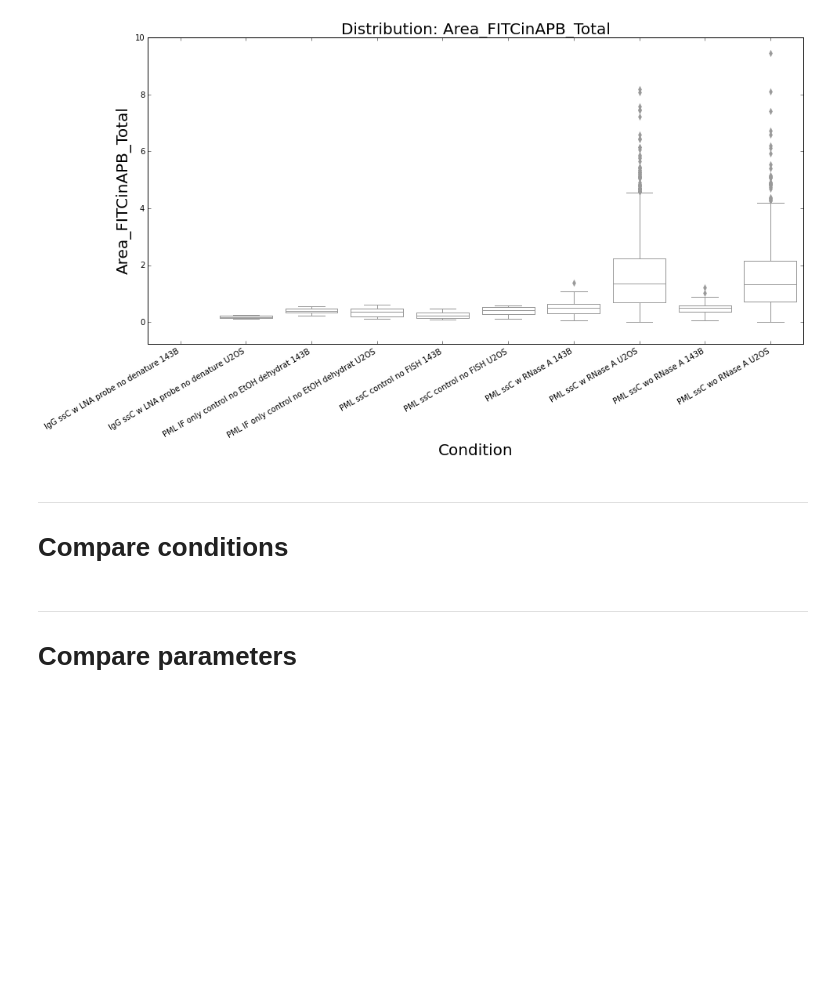
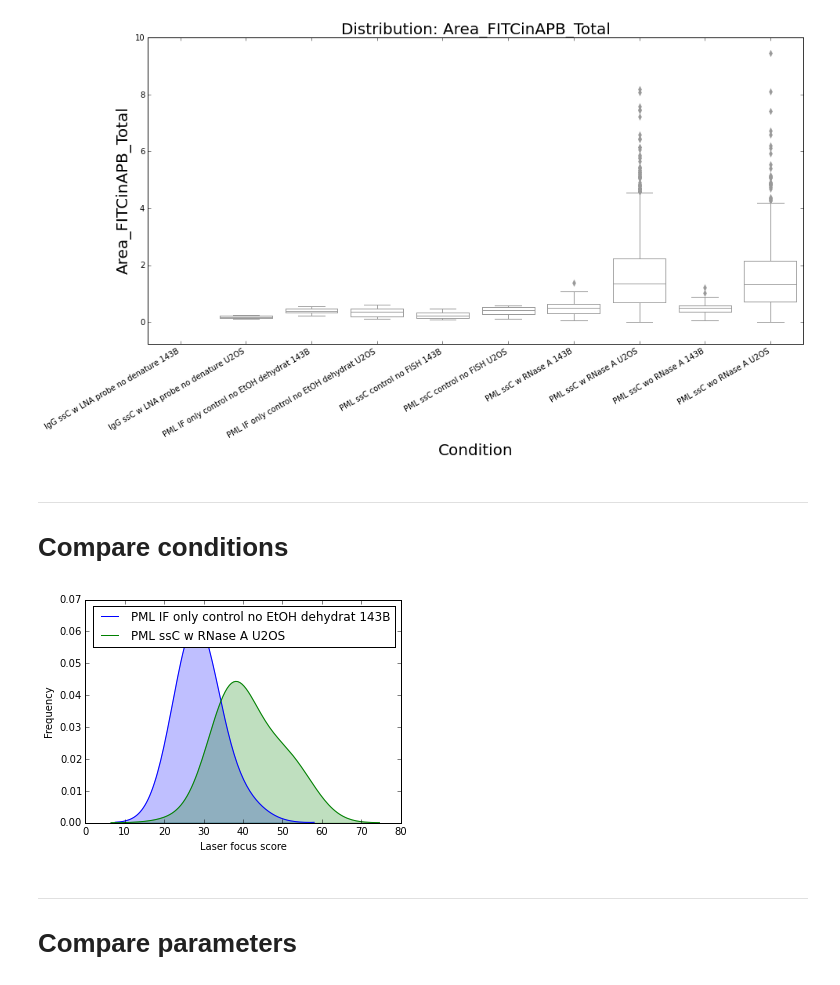
Before and after one commit to dela3499/assay-explorer, a Jupyter notebook: DATA-VISUALIZER.ipynb, the cells around one changed output. Saved outputs shown, nothing was run; the diff lists cells and outputs as text; code cells hidden in the pictures; blank space fills up the shorter version.

Commit message:
Fixed distribution plots

```diff
--- a/DATA-VISUALIZER.ipynb
+++ b/DATA-VISUALIZER.ipynb
@@ -191,11 +191,13 @@ def compare_condition_dists(df, conditions, parameters, bandwidth=0.1, shaded =
         plt.ylabel('Frequency')
 # %%
 interact(compare_condition_dists,
-         df = fixed(cell_data),
-         conditions = widgets.SelectMultiple(options = cell_data.Condition.unique().tolist(),height = 300),
-         parameters = widgets.SelectMultiple(options = get_params(cell_data),height = 300),
+         df = fixed(raw_cell_data),
+         conditions = widgets.SelectMultiple(options = raw_cell_data.Condition.unique().tolist(),height = 300),
+         parameters = widgets.SelectMultiple(options = get_params(raw_cell_data),height = 300),
          bandwidth = (0,0.2,0.01),
          scale = widgets.ToggleButtons(options=['linear','log']));
+# %% [output]
+[figure, added]
 # %% [markdown]
 ---
 # Compare parameters
```
Also changed, not shown: parts of 1 cell of this notebook.
